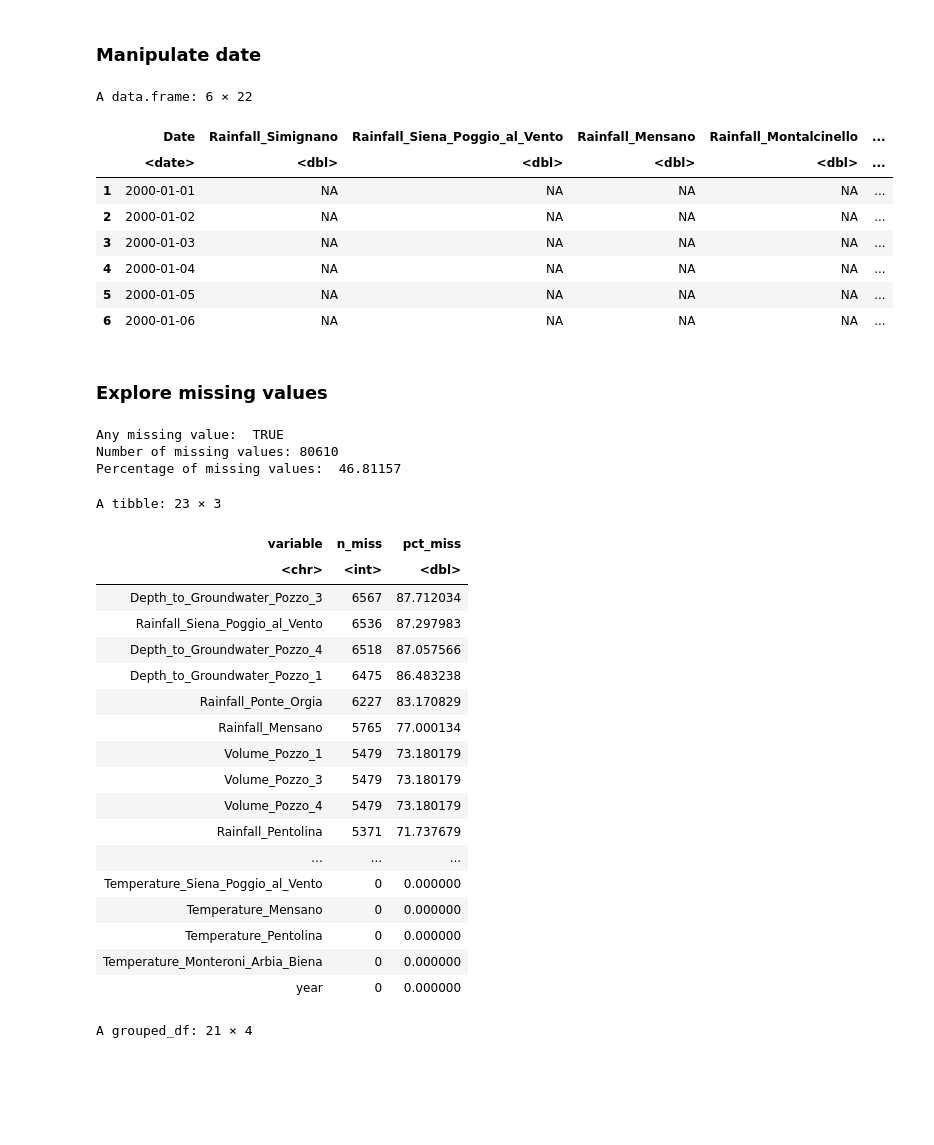
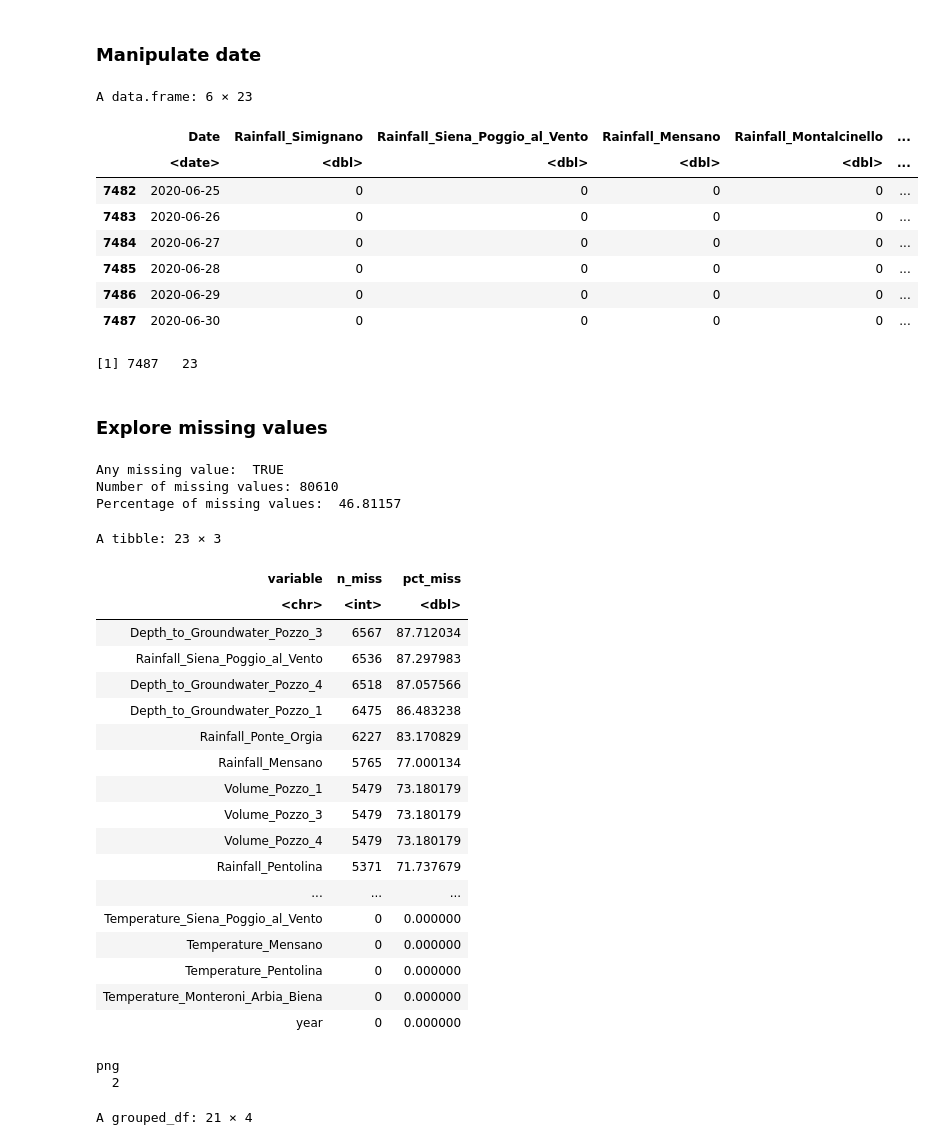
Before and after one commit to hannz88/Time_Series_Analysis_Luco_Aquifer, a Jupyter notebook: Time_series.ipynb, the cells around one changed output. Drawn from its saved outputs; the diff is of its cells as text; code cells hidden in the pictures; blank space fills up the shorter version.

```diff
--- a/Time_series.ipynb
+++ b/Time_series.ipynb
@@ -50,17 +50,19 @@ A data.frame: 6 × 22
 ### Manipulate date
 # %%
 luco$Date <- luco$Date %>% as.Date(format = "%d/%m/%Y")
-head(luco)
+tail(luco)
+dim(luco)
 # %% [output]
-A data.frame: 6 × 22
+A data.frame: 6 × 23
 |  | Date | Rainfall_Simignano | Rainfall_Siena_Poggio_al_Vento | Rainfall_Mensano | Rainfall_Montalcinello | ... |
 |  | <date> | <dbl> | <dbl> | <dbl> | <dbl> | ... |
-| 1 | 2000-01-01 | NA | NA | NA | NA | ... |
-| 2 | 2000-01-02 | NA | NA | NA | NA | ... |
-| 3 | 2000-01-03 | NA | NA | NA | NA | ... |
-| 4 | 2000-01-04 | NA | NA | NA | NA | ... |
-| 5 | 2000-01-05 | NA | NA | NA | NA | ... |
-| 6 | 2000-01-06 | NA | NA | NA | NA | ... |
+| 7482 | 2020-06-25 | 0 | 0 | 0 | 0 | ... |
+| 7483 | 2020-06-26 | 0 | 0 | 0 | 0 | ... |
+| 7484 | 2020-06-27 | 0 | 0 | 0 | 0 | ... |
+| 7485 | 2020-06-28 | 0 | 0 | 0 | 0 | ... |
+| 7486 | 2020-06-29 | 0 | 0 | 0 | 0 | ... |
+| 7487 | 2020-06-30 | 0 | 0 | 0 | 0 | ... |
+[1] 7487   23
 # %%
 # get the year
 luco$year <- luco$Date %>% format("%Y") %>% as.factor()
@@ -75,7 +77,12 @@ cat("Number of missing values:", naniar::n_miss(luco),"\n")
 cat("Percentage of missing values: ", naniar::pct_miss(luco), "\n")
 
 # Get number of missings per variable (n and %)
-miss_var_summary(luco)
+miss_var_table_df <- miss_var_summary(luco)
+miss_var_table_df
+
+png("miss_var_table.png", height = 30*nrow(miss_var_table_df), width = 200*ncol(miss_var_table_df))
+grid.table(miss_var_table_df)
+dev.off()
 # %% [output]
 Any missing value:  TRUE
 Number of missing values: 80610
@@ -99,6 +106,8 @@ A tibble: 23 × 3
 | Temperature_Pentolina | 0 | 0.000000 |
 | Temperature_Monteroni_Arbia_Biena | 0 | 0.000000 |
 | year | 0 | 0.000000 |
+png
+  2
 # %%
 # find the missing value of variables by year
 output_missing_table <- luco %>% group_by(year) %>% miss_var_summary() %>% filter(variable == "Depth_to_Groundwater_Podere_Casetta")
```
Also changed, not shown: parts of 6 cells of this notebook.
